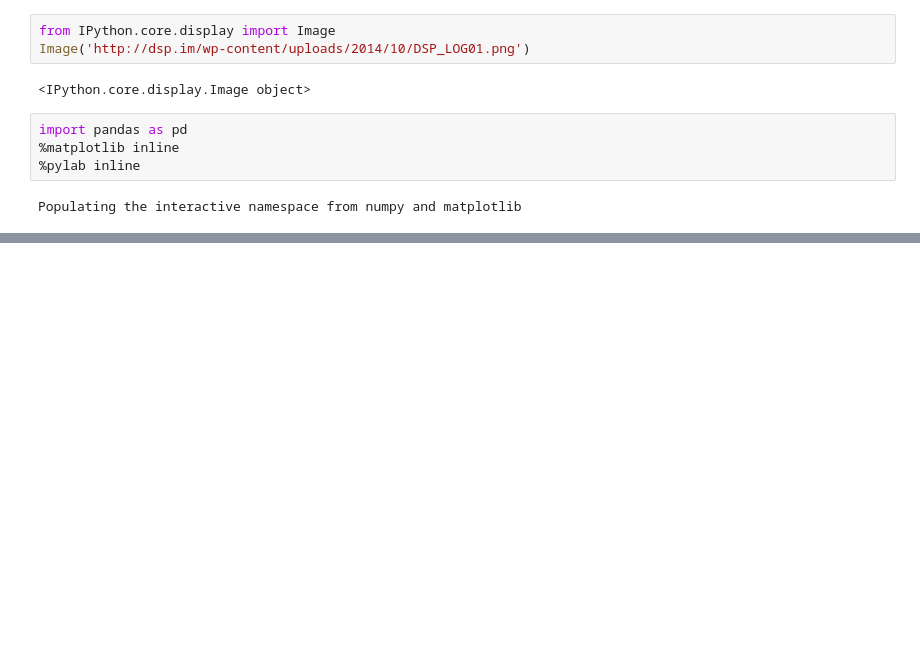
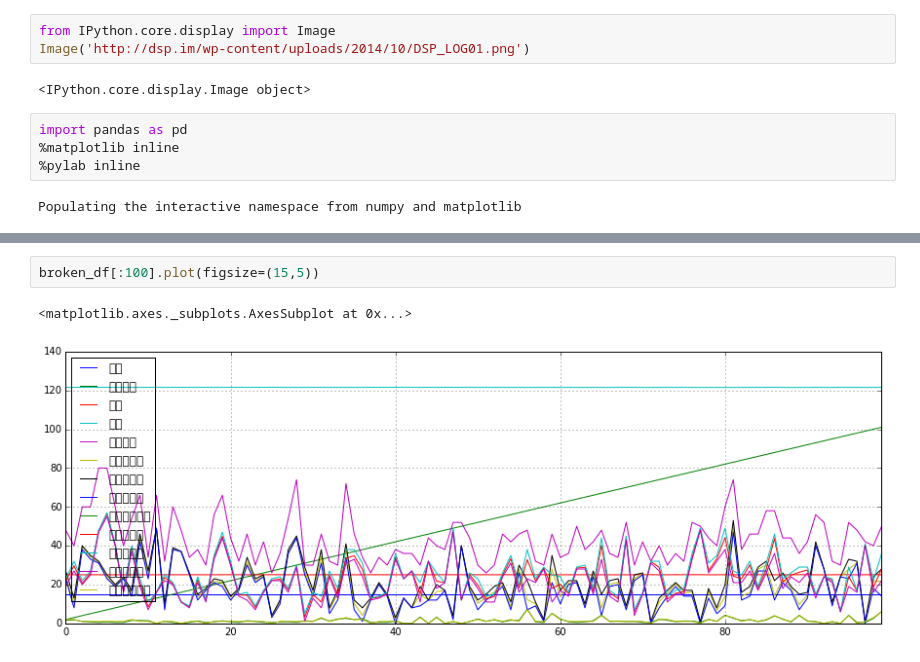
Before and after one commit to easontse/pythonlab, a Jupyter notebook: pandas/HelloWorld.ipynb, the cells around one changed output, grey strips where cells are left out. Drawn from its saved outputs; the diff is of its cells as text; blank space fills up the shorter version.

```diff
--- a/pandas/HelloWorld.ipynb
+++ b/pandas/HelloWorld.ipynb
@@ -38,0 +85,5 @@ Populating the interactive namespace from numpy and matplotlib
+# %%
+broken_df[:100].plot(figsize=(15,5))
+# %% [output]
+<matplotlib.axes._subplots.AxesSubplot at 0x...>
+[figure, added]
```
Also changed, not shown: parts of 9 cells of this notebook.
